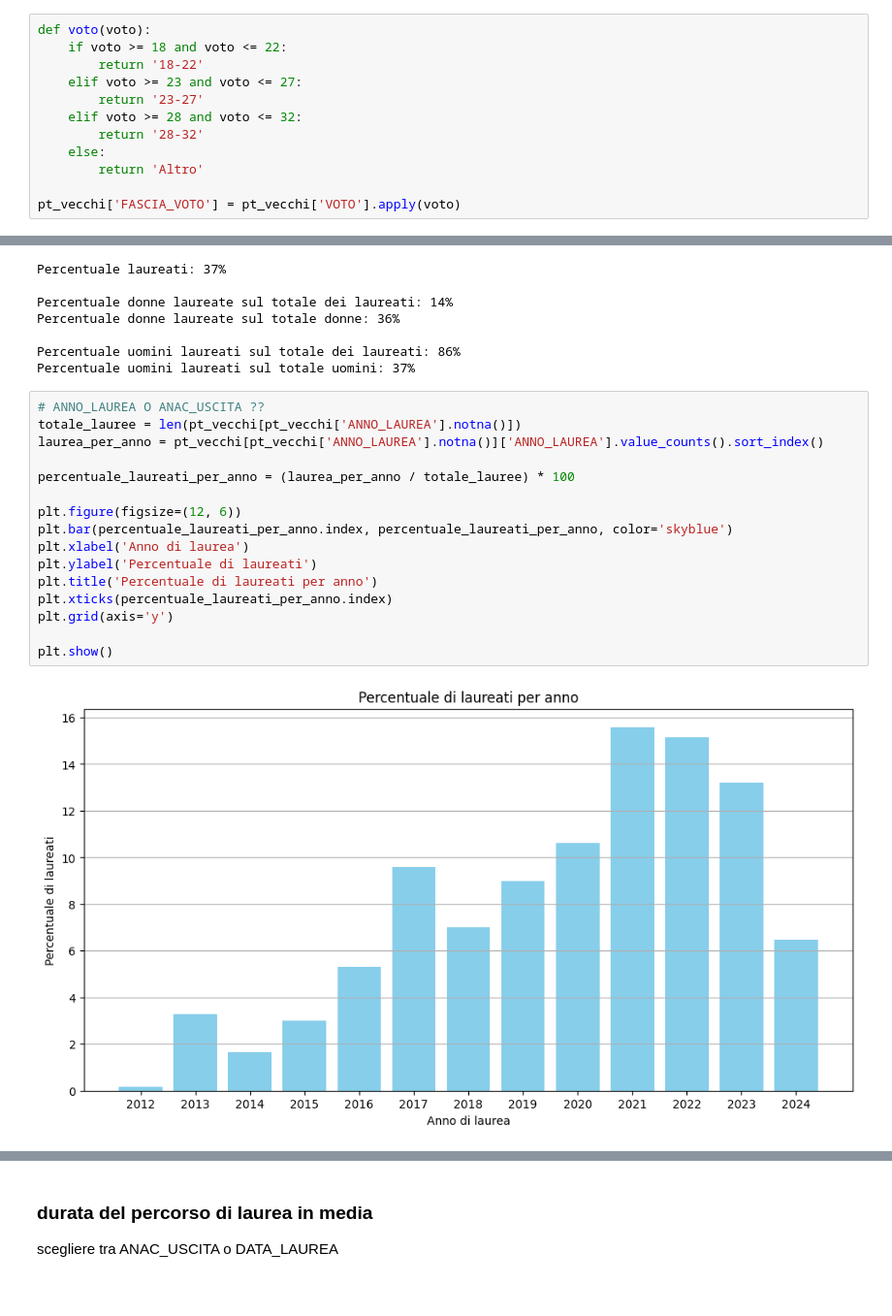
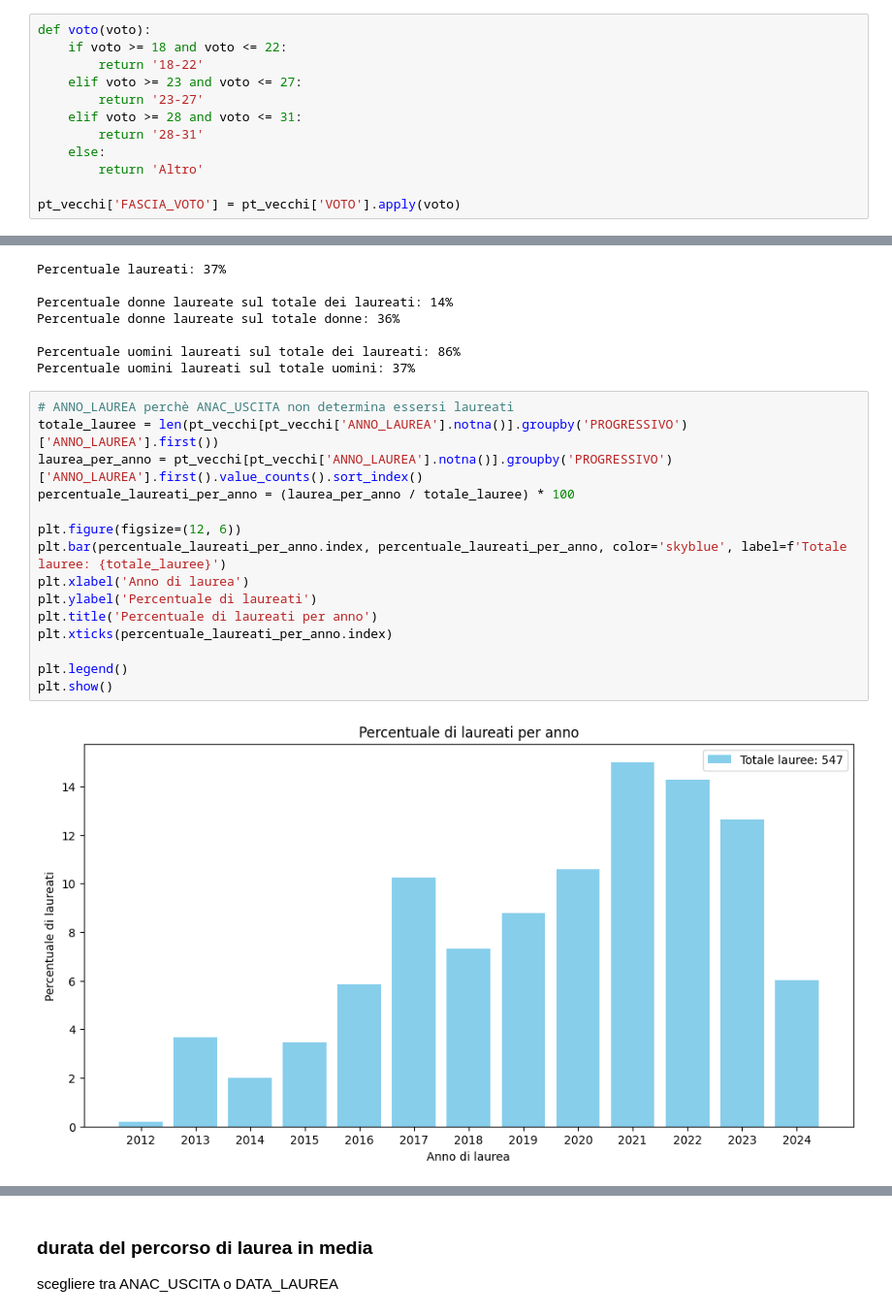
Before and after one commit to lallabelloni/Analisi-differenza-genere-Data-Science, a Jupyter notebook: progetto2.ipynb, the cells around one changed output, grey strips where cells are left out. Shown at 97% size. Cells and saved outputs as stored; diff of their text form.

Commit message:
Aggiornamento raggruppo per progressivo anni

```diff
--- a/progetto2.ipynb
+++ b/progetto2.ipynb
@@ -99,8 +99,8 @@ def voto(voto):
         return '18-22'
     elif voto >= 23 and voto <= 27:
         return '23-27'
-    elif voto >= 28 and voto <= 32:
-        return '28-32'
+    elif voto >= 28 and voto <= 31:
+        return '28-31'
     else:
         return 'Altro'
 
@@ -498,23 +498,22 @@ Percentuale donne laureate sul totale donne: 36%
 Percentuale uomini laureati sul totale dei laureati: 86%
 Percentuale uomini laureati sul totale uomini: 37%
 # %%
-# ANNO_LAUREA O ANAC_USCITA ??
-totale_lauree = len(pt_vecchi[pt_vecchi['ANNO_LAUREA'].notna()])
-laurea_per_anno = pt_vecchi[pt_vecchi['ANNO_LAUREA'].notna()]['ANNO_LAUREA'].value_counts().sort_index()
-
+# ANNO_LAUREA perchè ANAC_USCITA non determina essersi laureati
+totale_lauree = len(pt_vecchi[pt_vecchi['ANNO_LAUREA'].notna()].groupby('PROGRESSIVO')['ANNO_LAUREA'].first())
+laurea_per_anno = pt_vecchi[pt_vecchi['ANNO_LAUREA'].notna()].groupby('PROGRESSIVO')['ANNO_LAUREA'].first().value_counts().sort_index()
 percentuale_laureati_per_anno = (laurea_per_anno / totale_lauree) * 100
 
 plt.figure(figsize=(12, 6))
-plt.bar(percentuale_laureati_per_anno.index, percentuale_laureati_per_anno, color='skyblue')
+plt.bar(percentuale_laureati_per_anno.index, percentuale_laureati_per_anno, color='skyblue', label=f'Totale lauree: {totale_lauree}')
 plt.xlabel('Anno di laurea')
 plt.ylabel('Percentuale di laureati')
 plt.title('Percentuale di laureati per anno')
 plt.xticks(percentuale_laureati_per_anno.index)
-plt.grid(axis='y')
 
+plt.legend()
 plt.show()
 # %% [output]
-[figure, old version]
+[figure, new version]
 # %%
 totale_lauree_donne = len(pt_vecchi[(pt_vecchi['ANNO_LAUREA'].notna()) & (pt_vecchi['GENERE'] == 'F')]['PROGRESSIVO'].unique())
 totale_lauree_uomini = len(pt_vecchi[(pt_vecchi['ANNO_LAUREA'].notna()) & (pt_vecchi['GENERE'] == 'M')]['PROGRESSIVO'].unique())
```
Also changed, not shown: parts of 3 cells of this notebook.
